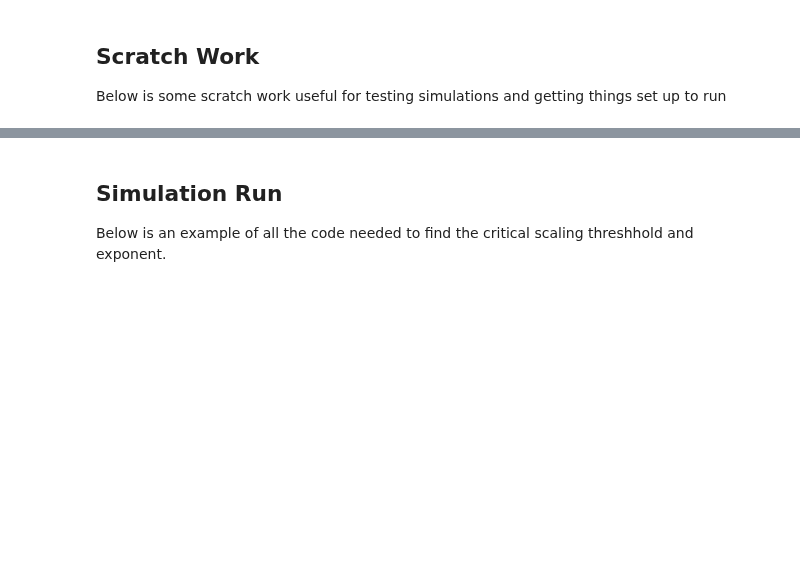
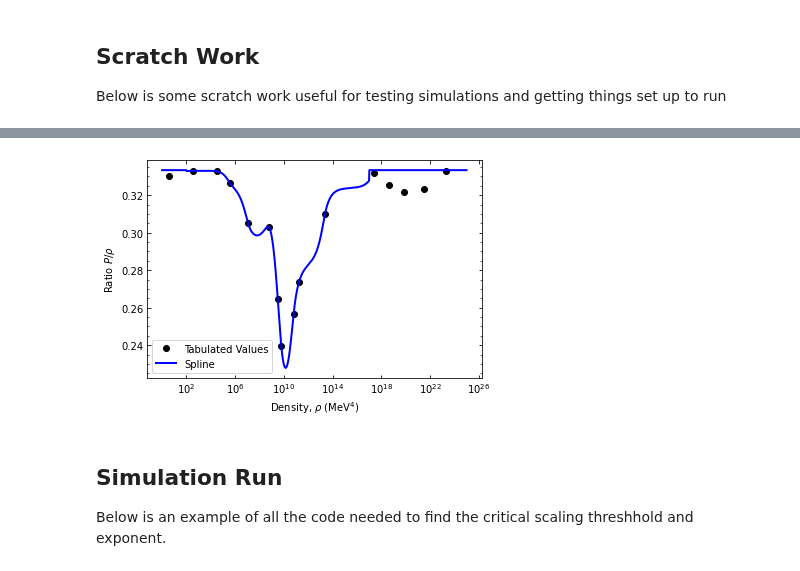
Before and after one commit to jbmertens/criticalcollapse, a Jupyter notebook: Critical_scaling.ipynb, the cells around one changed output, grey strips where cells are left out. Cells and saved outputs as stored; diff of their text form; code cells hidden in the pictures; blank space fills up the shorter version.

```diff
--- a/Critical_scaling.ipynb
+++ b/Critical_scaling.ipynb
@@ -219,3 +234,8 @@ find_crit(0.01, 0.3, Abar, rho0)
+# %%
+qcd = QCD_EOS()
+qcd.P_plot()
+# %% [output]
+[figure, added]
 # %%
 reload(ms_hm.HM)
 from ms_hm.HM import *
```
Also changed, not shown: parts of 8 cells of this notebook, 2 other files.
